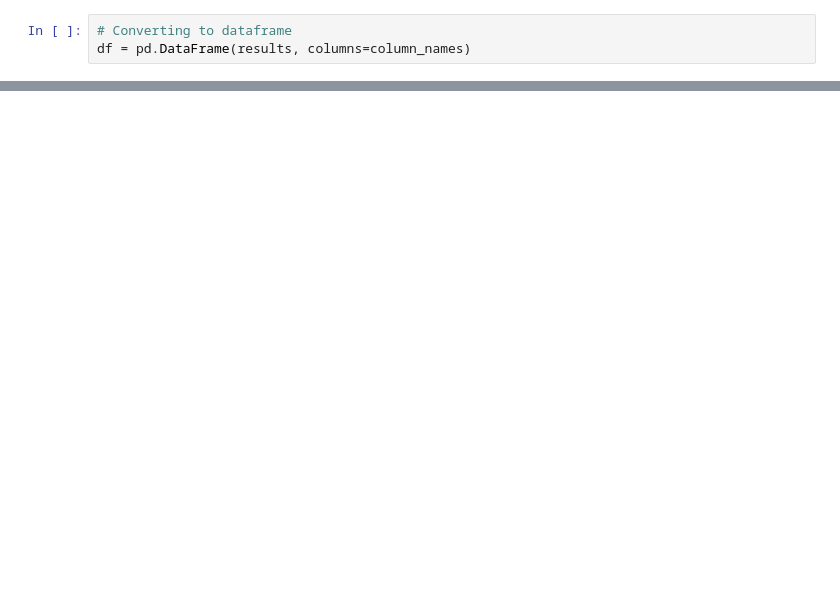
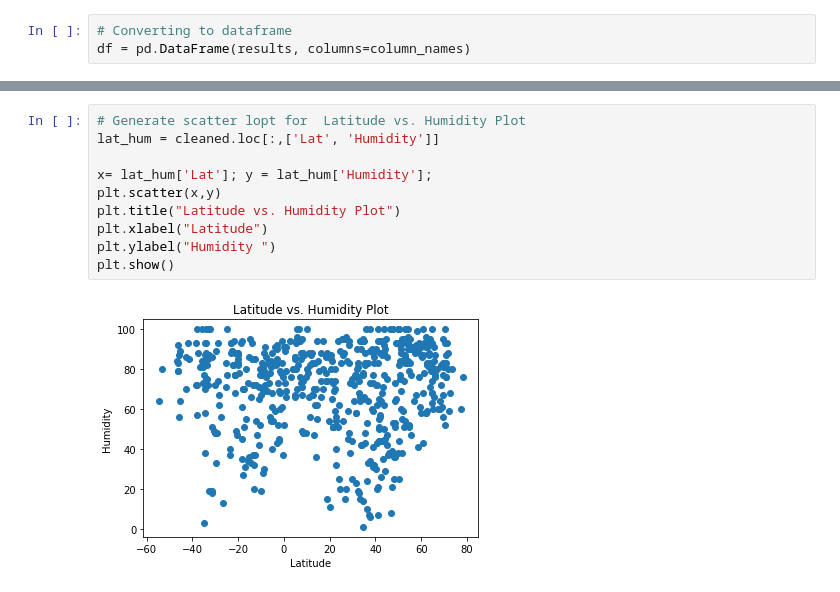
Before and after one commit to aperconti/python-api-challenge, a Jupyter notebook: WeatherPy/WeatherPy.ipynb, the cells around one changed output, grey strips where cells are left out. Cells and saved outputs as stored; diff of their text form; blank space fills up the shorter version.

```diff
--- a/WeatherPy/WeatherPy.ipynb
+++ b/WeatherPy/WeatherPy.ipynb
@@ -146,0 +164,12 @@ df
+# %%
+# Generate scatter lopt for  Latitude vs. Humidity Plot
+lat_hum = cleaned.loc[:,['Lat', 'Humidity']]
+
+x= lat_hum['Lat']; y = lat_hum['Humidity'];
+plt.scatter(x,y)
+plt.title("Latitude vs. Humidity Plot")
+plt.xlabel("Latitude")
+plt.ylabel("Humidity ")
+plt.show()
+# %% [output]
+[figure, added]
```
Also changed, not shown: parts of 6 cells of this notebook, 1 other file.
